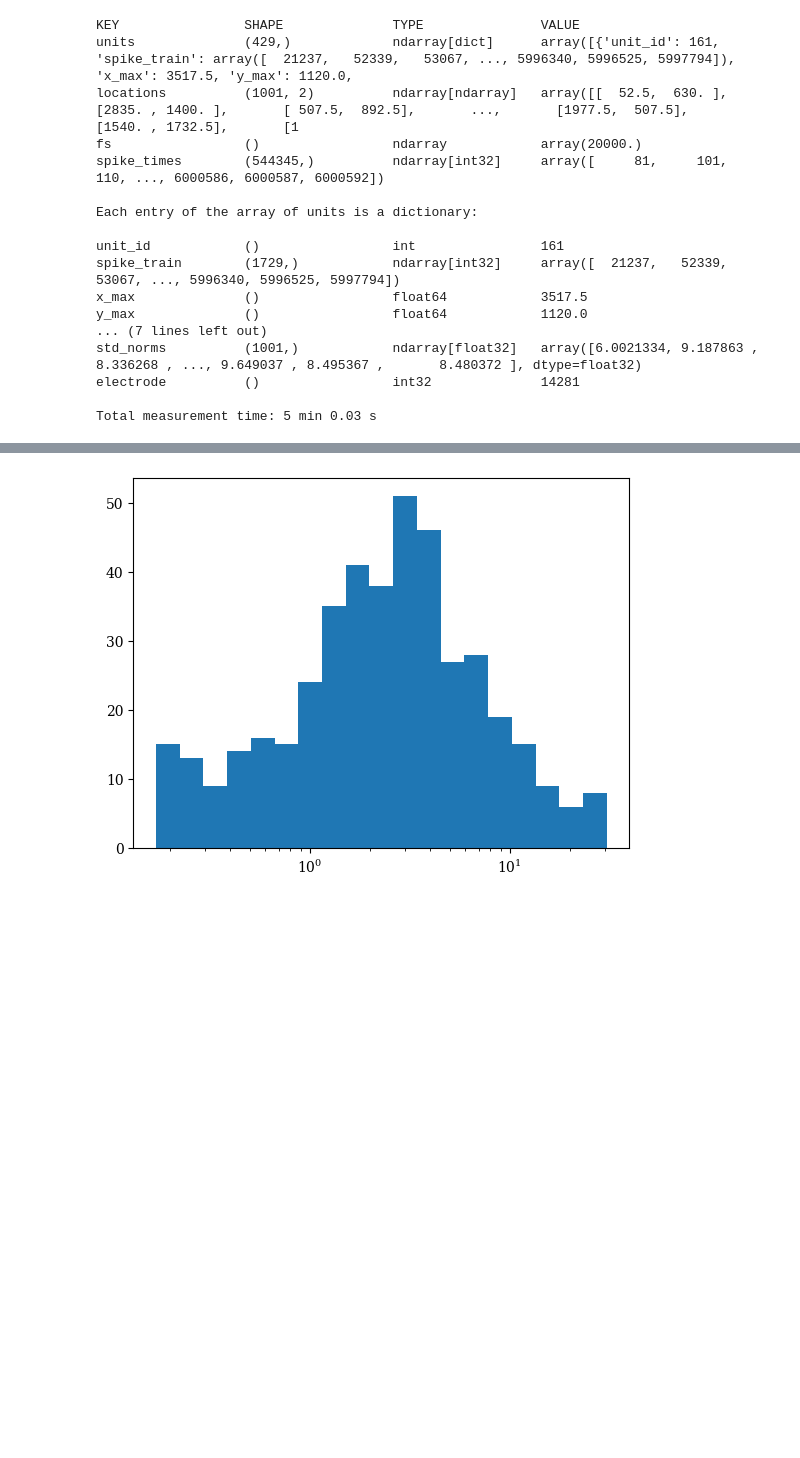
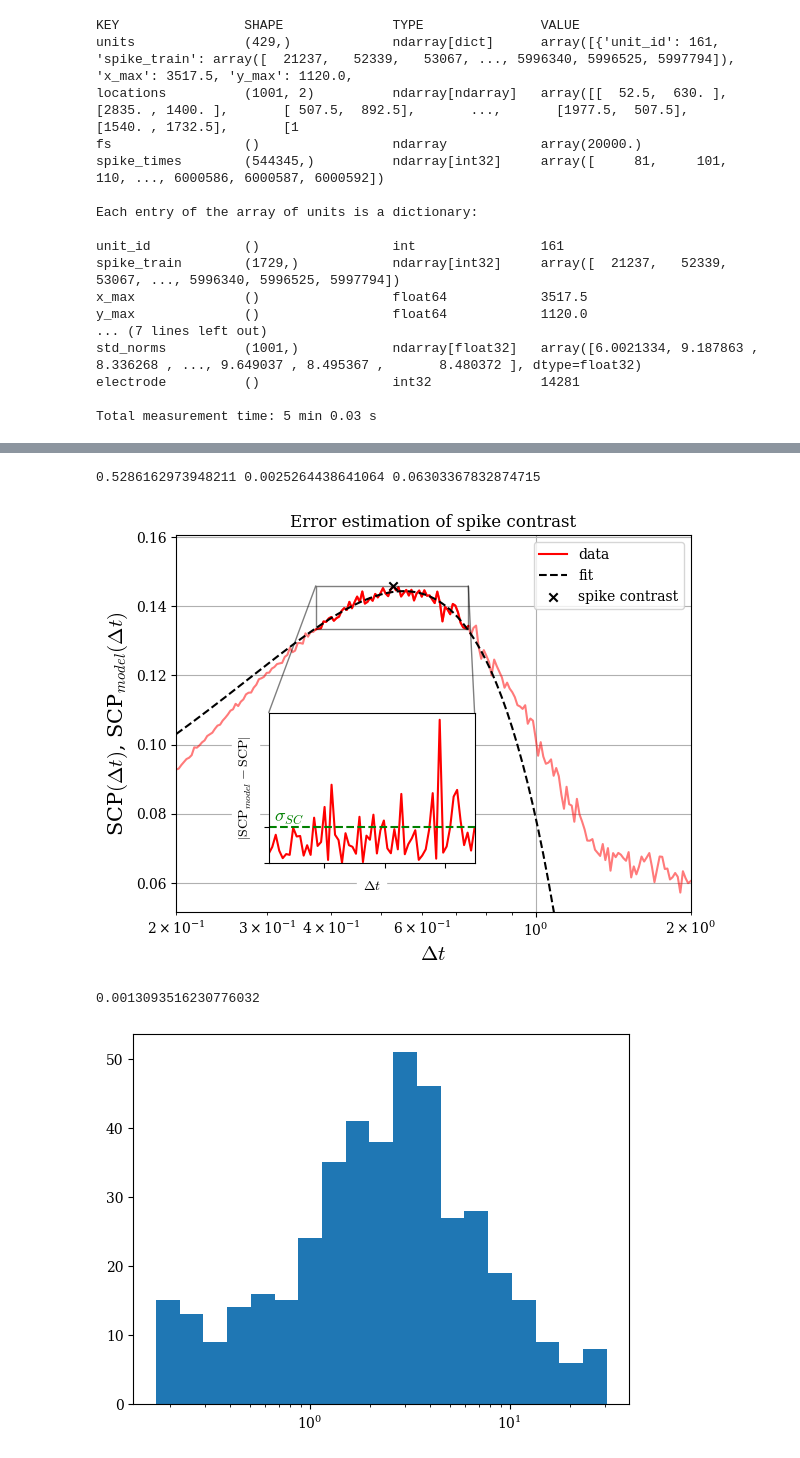
Before and after one commit to Bouwmeester-Lab/spike_train_analysis, a Jupyter notebook: mea_data_firing_rate.ipynb, the cells around one changed output, grey strips where cells are left out. Cells and saved outputs as stored; diff of their text form; code cells hidden in the pictures; blank space fills up the shorter version.

```diff
--- a/mea_data_firing_rate.ipynb
+++ b/mea_data_firing_rate.ipynb
@@ -38,3 +47,62 @@ Total measurement time: 5 min 0.03 s
+# %%
+def spike_contrast_error(sc : NDArray,
+                         dts : NDArray,
+                         fitrange : int = 30,
+                         degree : int = 2,
+                         plot : bool = False) -> Tuple[float, float]:
+
+    i_max = np.argmax(sc)
+    dts_sliced = dts[i_max-fitrange:i_max+fitrange]
+    sc_sliced = sc[i_max-fitrange:i_max+fitrange]
+
+    p = np.polyfit(dts_sliced, sc_sliced, degree)
+
+    residue = sc_sliced - np.polyval(p, dts_sliced)
+    SC_err = np.std(residue)
+    dt_err = SC_err / (np.sqrt(4*p[0]*(p[2]-sc[i_max])+p[1]**2))
+
+    if plot:
+        _, ax = plt.subplots()
+        ax.set_title('Error estimation of spike contrast')
+        ax.plot(dts, sc, c='r', alpha=.52)
+        ax.plot(dts_sliced, sc_sliced, c='r', label='data')
+        ax.plot(dts, np.polyval(p, dts), c='k', linestyle='--', label='fit')
+        ax.scatter(dts[i_max], sc[i_max], marker='x', c='k', zorder=100, label='spike contrast')
+
+        ax.set_xlim(np.min(dts), np.max(dts))
+        ax.set_xscale('log')
+        ax.set_xlabel(r'$\Delta t$', fontsize=15)
+
+        ax.set_ylim(0.9*np.min(sc), 1.1*np.max(sc))
+        ax.set_ylabel(r'SCP$(\Delta t)$, SCP$_{model}(\Delta t)$', fontsize=15)
+
+        ax.grid()
+
+        axins = ax.inset_axes([0.18, 0.13, 0.4, 0.4], xlim=(np.min(dts_sliced), np.max(dts_sliced)), ylim=(np.min(sc_sliced), np.max(sc_sliced)), xticklabels=[], yticklabels=[])
+        ax.indicate_inset_zoom(axins, edgecolor='k')
+        axins.plot(np.log(dts_sliced), np.abs(residue), c='r', label="Inset Plot")
+        axins.hlines(SC_err, np.min(np.log(dts_sliced)), np.max(np.log(dts_sliced)), color='g', linestyle='--')
+        axins.set_ylabel(r'$\left|\mathrm{SCP}_{model} - \mathrm{SCP}\right|$', fontsize=10, backgroundcolor='w')
+        axins.set_xlabel(r'$\Delta t$', fontsize=10, backgroundcolor='w')
+        axins.set_yticks([0, SC_err], ['', ''])
+        xmin, xmax = axins.set_xlim(np.min(np.log(dts_sliced)), np.max(np.log(dts_sliced)))
+        axins.set_ylim(0, 1.05*np.max(np.abs(residue)))
+        axins.text((xmin+xmax)/1.33, SC_err, r'$\sigma_{SC}$', c='g', verticalalignment='bottom', fontsize=13)
+        axins.set_xticklabels([])
+
+        plt.legend()
+        plt.tight_layout()
+        plt.savefig('C:\\Users\\bow-lab\\Documents\\Code\\figures\\error_estimate_spike_contrast.pdf')
+        plt.show()
+
+    return SC_err, dt_err
+
+
+spike_contrast_error(sc, dts, plot=True)
+# %% [output]
+0.5286162973948211 0.0025264438641064 0.06303367832874715
+[figure, added]
+0.0013093516230776032
 # %%
 avg_fir_rates = np.sum(mea_data.trains_binary, axis=1) / mea_data.T_total
 # %%
```
Also changed, not shown: parts of 3 cells of this notebook, 4 other files.
